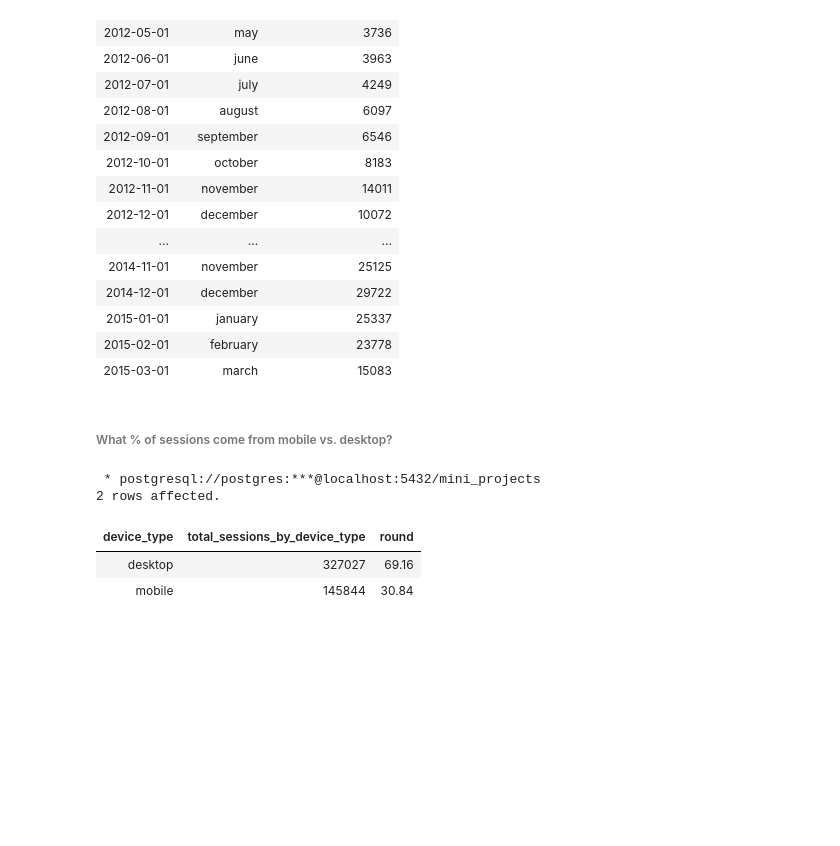
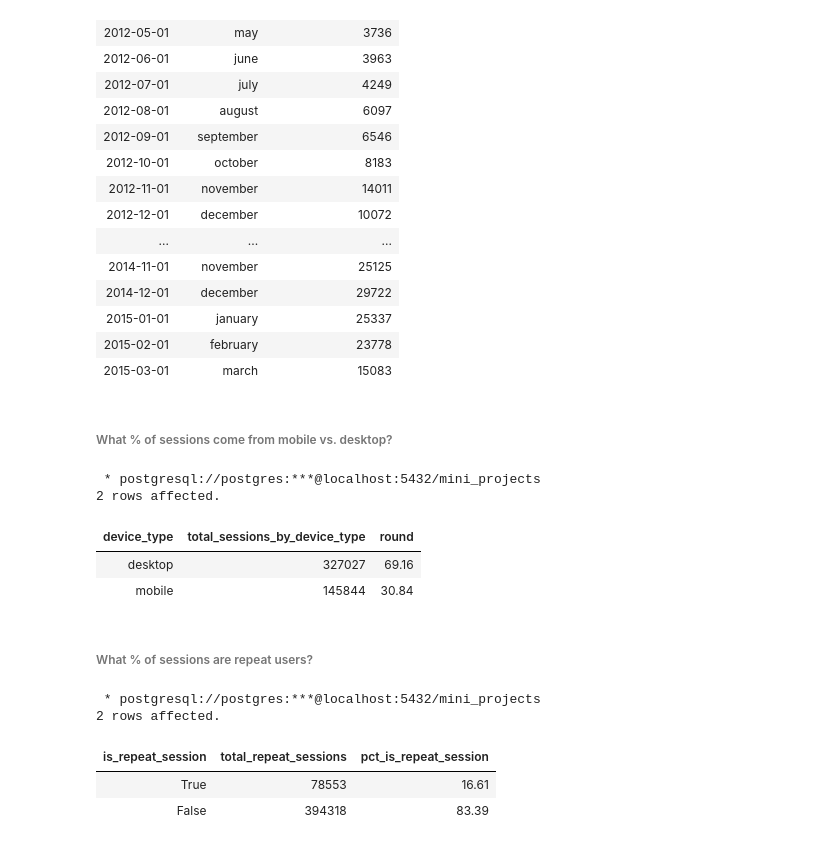
Before and after one commit to Ronald116/Data-Analysis-Projects, a Jupyter notebook: SQL/Maven_Toy_Factory/analysis.ipynb, the cells around one changed output. Drawn from its saved outputs; the diff is of its cells as text; code cells hidden in the pictures; blank space fills up the shorter version.

```diff
--- a/SQL/Maven_Toy_Factory/analysis.ipynb
+++ b/SQL/Maven_Toy_Factory/analysis.ipynb
@@ -365,3 +365,26 @@ ORDER BY
 | device_type | total_sessions_by_device_type | round |
 | desktop | 327027 | 69.16 |
 | mobile | 145844 | 30.84 |
+# %% [markdown]
+###### What % of sessions are repeat users?
+# %%
+%%sql
+
+SELECT
+    is_repeat_session,
+    COUNT(*) AS total_repeat_sessions,
+    ROUND(
+        COUNT(*) * 100 / SUM(COUNT(*)) OVER (), 2
+    ) AS pct_is_repeat_session
+FROM
+    website_sessions
+GROUP BY
+    1
+ORDER BY
+    2;
+# %% [output]
+ * postgresql://postgres:***@localhost:5432/mini_projects
+2 rows affected.
+| is_repeat_session | total_repeat_sessions | pct_is_repeat_session |
+| True | 78553 | 16.61 |
+| False | 394318 | 83.39 |
```
Also changed, not shown: parts of 3 cells of this notebook.
